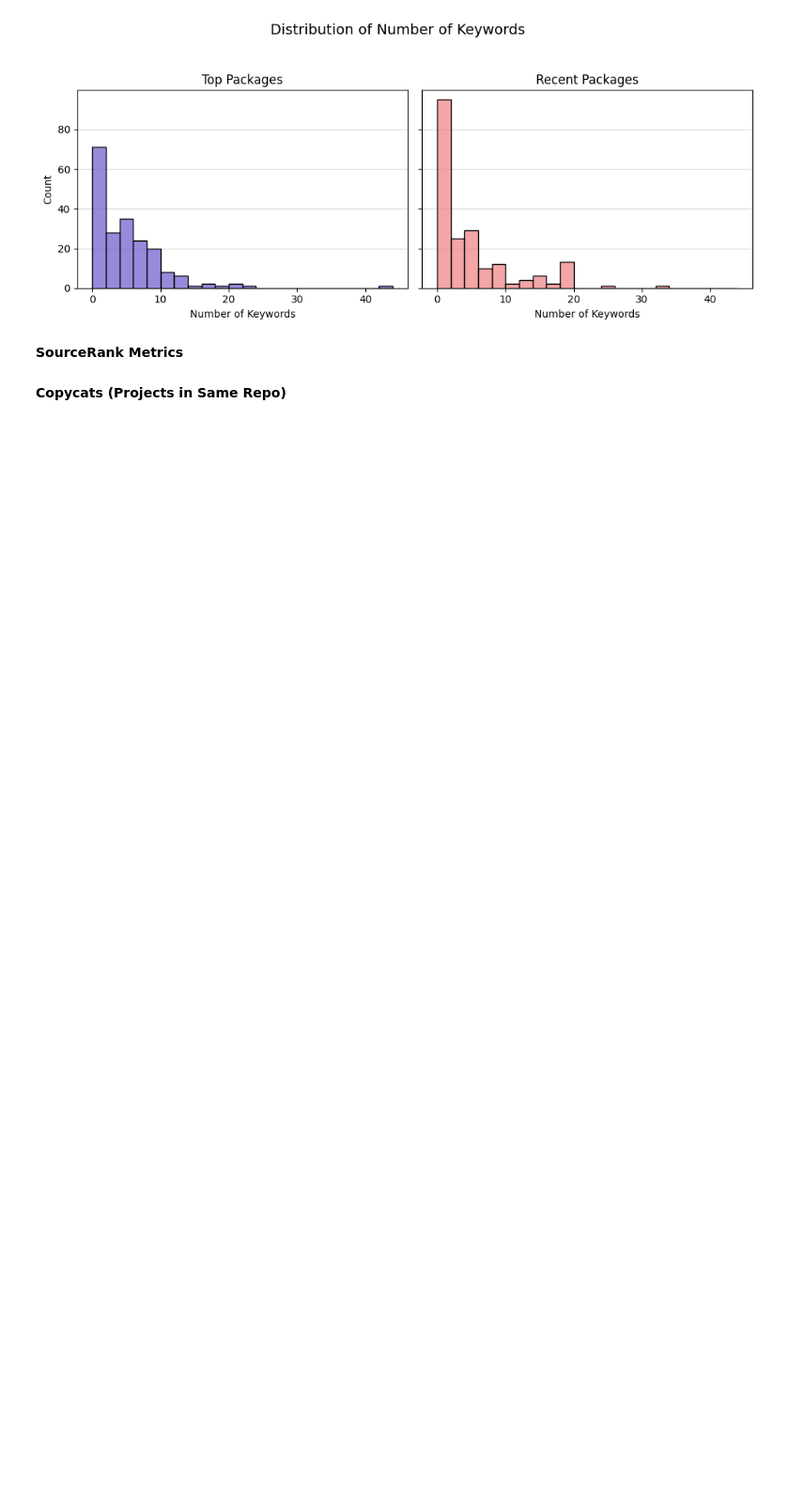
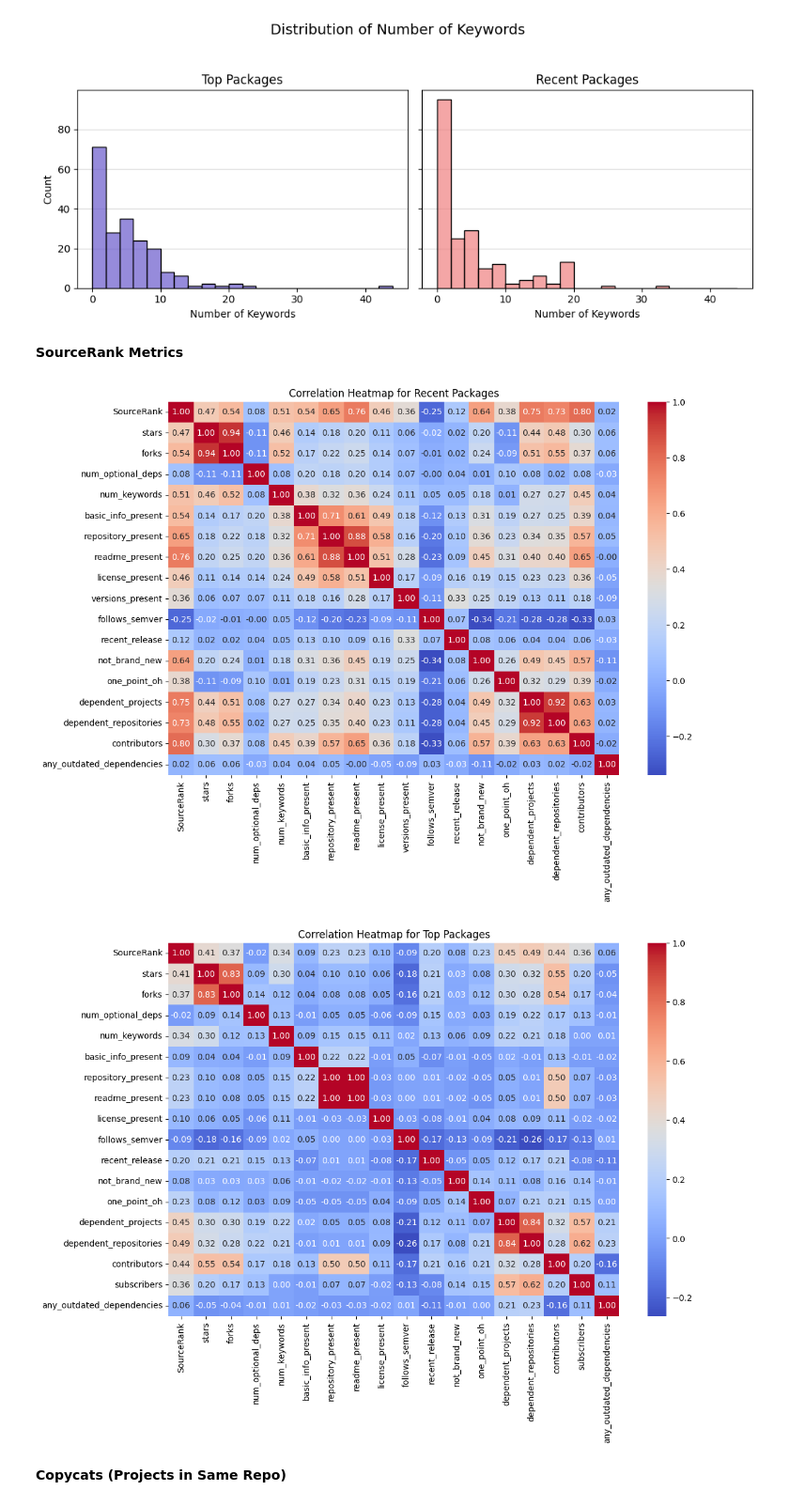
Before and after one commit to ericzander/pypi-anomaly-detection, a Jupyter notebook: notebooks/01_data_exploration.ipynb, the cells around one changed output. Shown at 94% size. Cells and saved outputs as stored; diff of their text form; code cells hidden in the pictures; blank space fills up the shorter version.

```diff
--- a/notebooks/01_data_exploration.ipynb
+++ b/notebooks/01_data_exploration.ipynb
@@ -405,6 +408,26 @@ plt.show()
 [figure]
 # %% [markdown]
 **SourceRank Metrics**
+# %%
+# Filter numeric columns (excluding boolean)
+numeric_cols_top = df_nodes_top.select_dtypes(include=['int64', 'float64'])
+numeric_cols_recent = df_nodes_recent.select_dtypes(include=['int64', 'float64'])
+
+# Compute correlations and drop columns/rows with all NaNs (from uniform columns)
+corr_recent = numeric_cols_recent.corr().dropna(axis=0, how='all').dropna(axis=1, how='all')
+plt.figure(figsize=(12, 8))
+sns.heatmap(corr_recent, annot=True, fmt=".2f", cmap='coolwarm')
+plt.title('Correlation Heatmap for Recent Packages')
+plt.show()
+
+corr_top = numeric_cols_top.corr().dropna(axis=0, how='all').dropna(axis=1, how='all')
+plt.figure(figsize=(12, 8))
+sns.heatmap(corr_top, annot=True, fmt=".2f", cmap='coolwarm')
+plt.title('Correlation Heatmap for Top Packages')
+plt.show()
+# %% [output]
+[figure, added]
+[figure, added]
 # %% [markdown]
 **Copycats (Projects in Same Repo)**
 # %%
```
Also changed, not shown: parts of 10 cells of this notebook, 1 other file.
